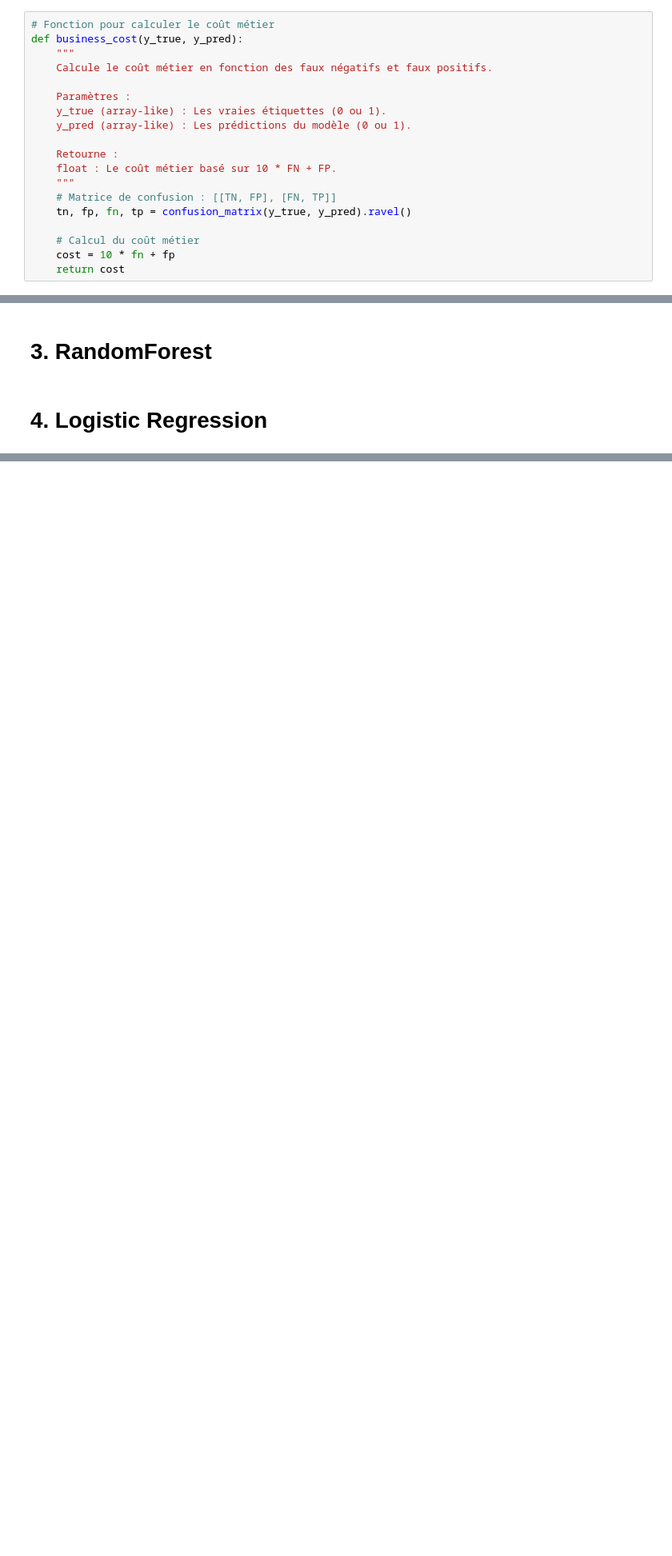
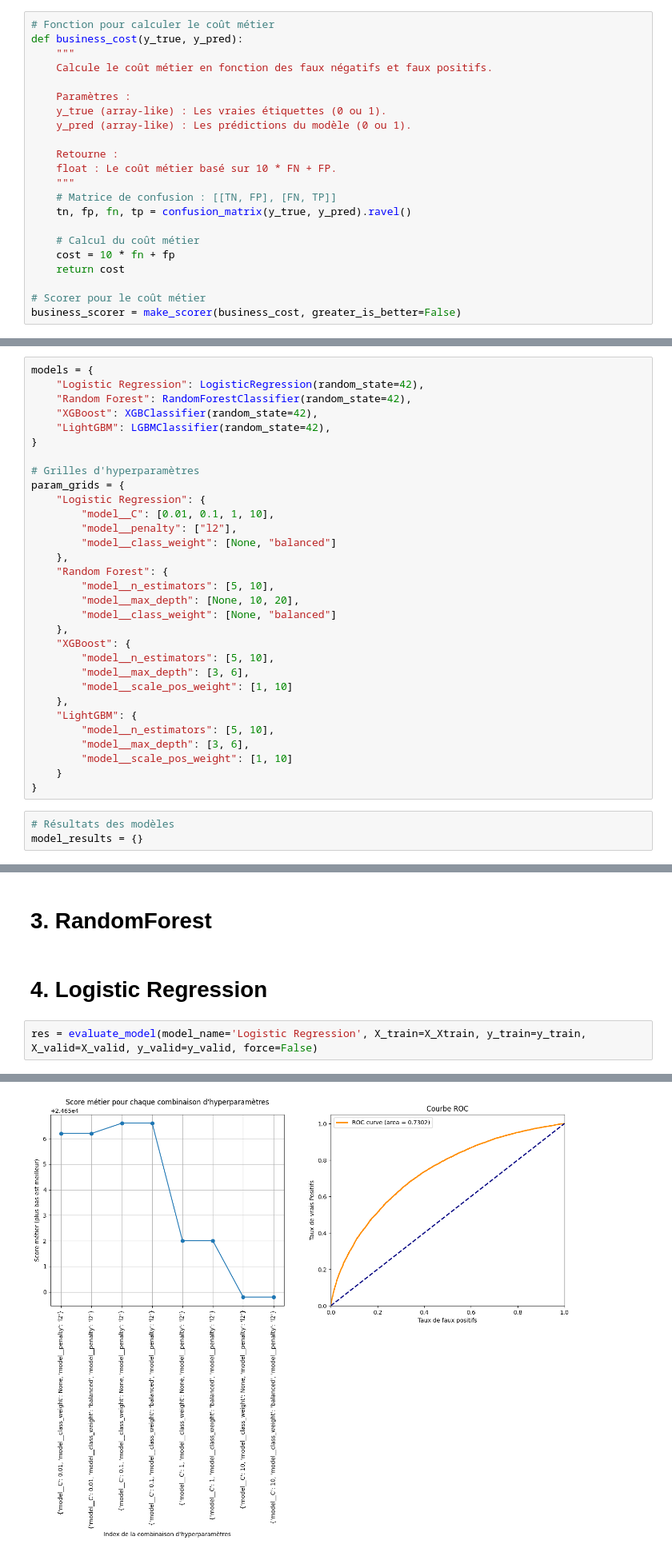
Before and after one commit to amadousysada/scoring-model, a Jupyter notebook: 03_modelisation.ipynb, the cells around one changed output, grey strips where cells are left out. Shown at 80% size. Drawn from its saved outputs; the diff is of its cells as text; blank space fills up the shorter version.

```diff
--- a/03_modelisation.ipynb
+++ b/03_modelisation.ipynb
@@ -79,6 +84,9 @@ def business_cost(y_true, y_pred):
     # Calcul du coût métier
     cost = 10 * fn + fp
     return cost
+
+# Scorer pour le coût métier
+business_scorer = make_scorer(business_cost, greater_is_better=False)
 # %% [markdown]
 # 1.Dummy Classifier
 # %%
@@ -114,3 +122,37 @@ Metric Metier: 74480
 Matrice de confusion:
 [[84806     0]
  [ 7448     0]]
+# %%
+models = {
+    "Logistic Regression": LogisticRegression(random_state=42),
+    "Random Forest": RandomForestClassifier(random_state=42),
+    "XGBoost": XGBClassifier(random_state=42),
+    "LightGBM": LGBMClassifier(random_state=42),
+}
+
+# Grilles d'hyperparamètres
+param_grids = {
+    "Logistic Regression": {
+        "model__C": [0.01, 0.1, 1, 10],
+        "model__penalty": ["l2"],
+        "model__class_weight": [None, "balanced"]
+    },
+    "Random Forest": {
+        "model__n_estimators": [5, 10],
+        "model__max_depth": [None, 10, 20],
+        "model__class_weight": [None, "balanced"]
+    },
+    "XGBoost": {
+        "model__n_estimators": [5, 10],
+        "model__max_depth": [3, 6],
+        "model__scale_pos_weight": [1, 10]
+    },
+    "LightGBM": {
+        "model__n_estimators": [5, 10],
+        "model__max_depth": [3, 6],
+        "model__scale_pos_weight": [1, 10]
+    }
+}
+# %%
+# Résultats des modèles
+model_results = {}
@@ -122,3 +286,6 @@ Matrice de confusion:
 # 3. RandomForest
 # %% [markdown]
 # 4. Logistic Regression
+# %%
+res = evaluate_model(model_name='Logistic Regression', X_train=X_Xtrain, y_train=y_train, X_valid=X_valid, y_valid=y_valid, force=False)
+# %% [output]
@@ -124,0 +297 @@ Matrice de confusion:
+[figure, added]
```
Also changed, not shown: parts of 7 cells of this notebook.
